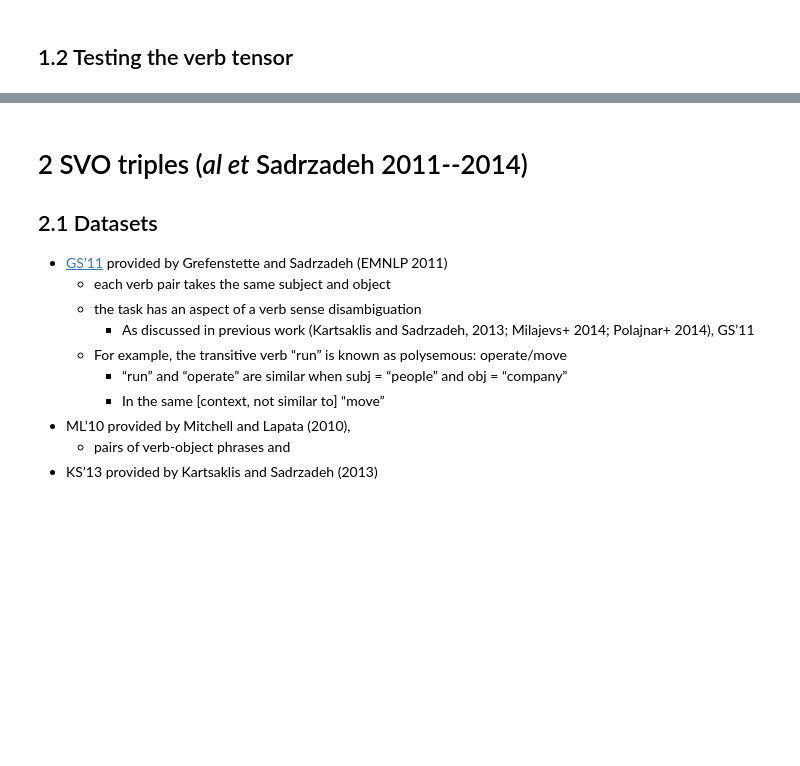
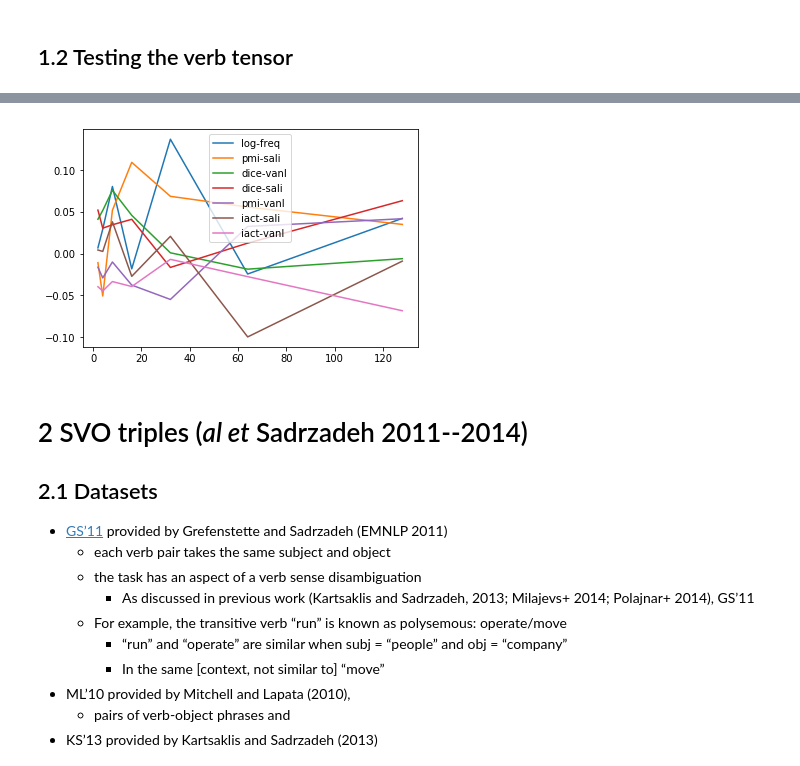
Before and after one commit to makrai/verb-tensor, a Jupyter notebook: eval.ipynb, the cells around one changed output, grey strips where cells are left out. Cells and saved outputs as stored; diff of their text form; code cells hidden in the pictures; blank space fills up the shorter version.

```diff
--- a/eval.ipynb
+++ b/eval.ipynb
@@ -110,5 +187,7 @@ simlex_subj[simlex_subj.rank_==128]
 # %%
-plot_results(simlex_obj, col='SimLex999')
+plot_results(simlex_obj, col='SimLex999', save_filen='obj')
+# %% [output]
+[figure, added]
 # %% [markdown]
 # 2 SVO triples (_al et_ Sadrzadeh 2011--2014)
 
```
Also changed, not shown: parts of 29 cells of this notebook.
